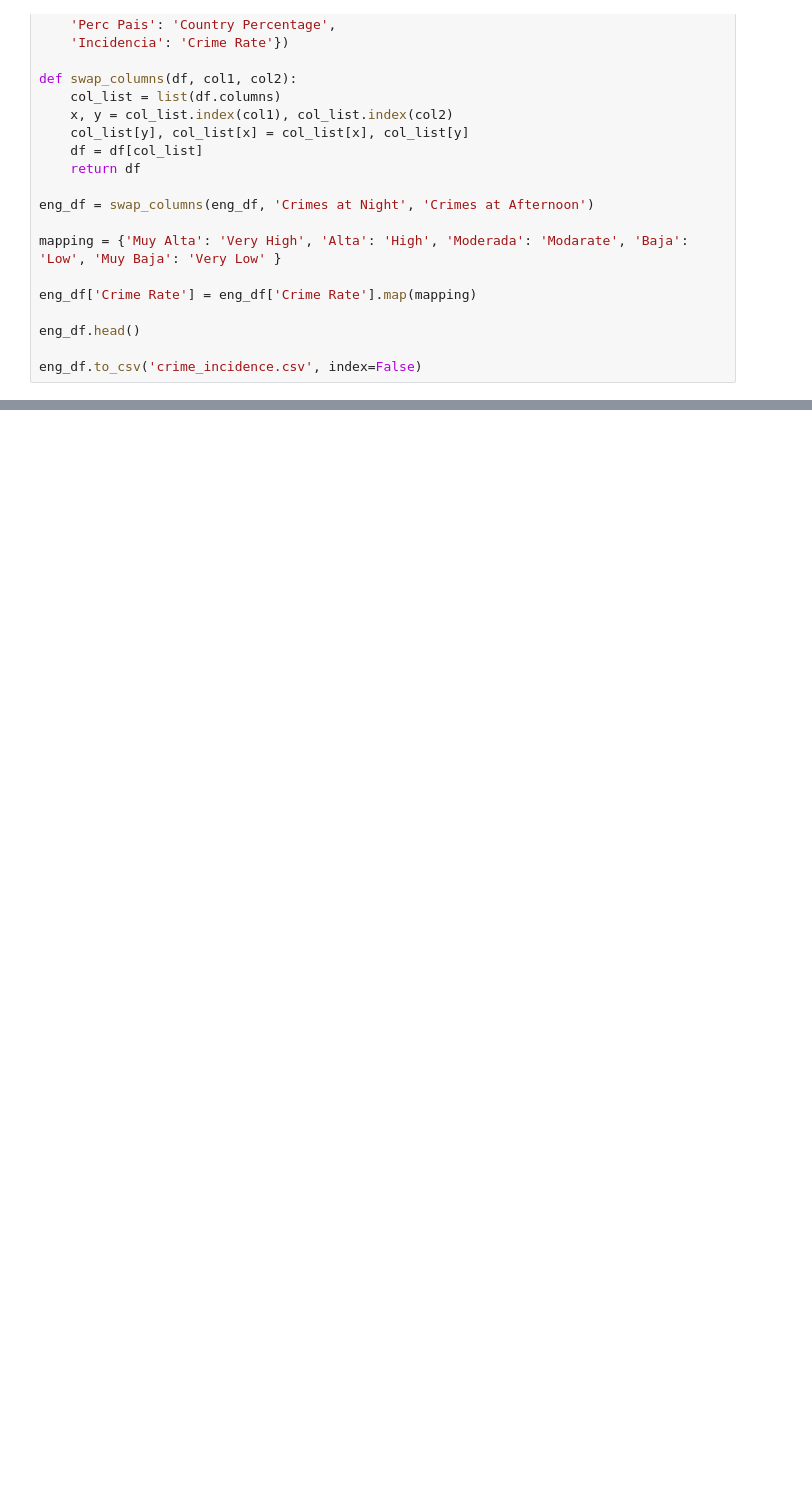
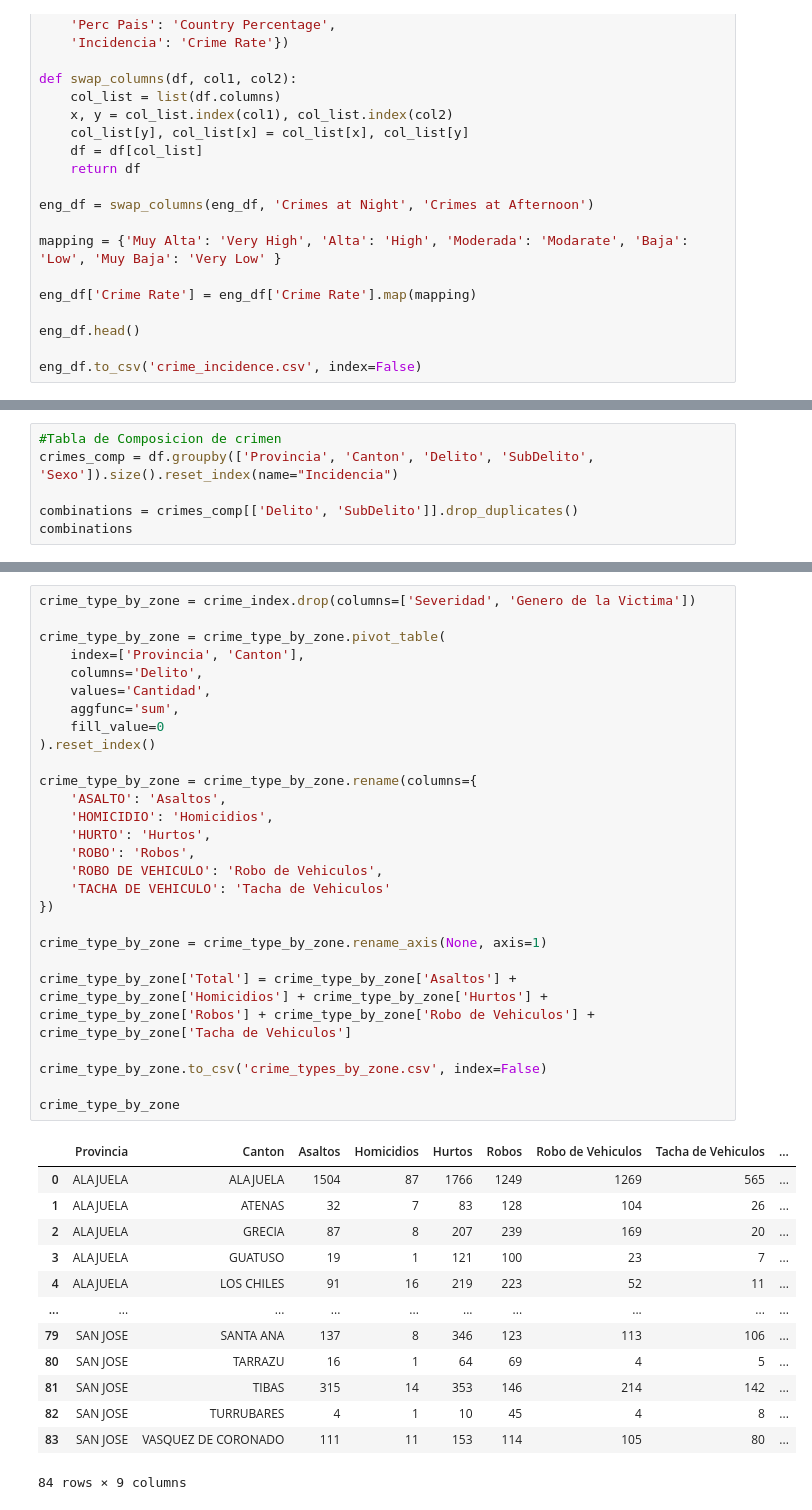
Before and after one commit to gianfranco7/proyecto_pswe19, a Jupyter notebook: EDA.ipynb, the cells around one changed output, grey strips where cells are left out. Saved outputs shown, nothing was run; the diff lists cells and outputs as text; blank space fills up the shorter version.

```diff
--- a/EDA.ipynb
+++ b/EDA.ipynb
@@ -430,0 +433,6 @@ eng_df.to_csv('crime_incidence.csv', index=False)
+# %%
+#Tabla de Composicion de crimen
+crimes_comp = df.groupby(['Provincia', 'Canton', 'Delito', 'SubDelito', 'Sexo']).size().reset_index(name="Incidencia")
+
+combinations = crimes_comp[['Delito', 'SubDelito']].drop_duplicates()
+combinations
@@ -430,0 +546,41 @@ eng_df.to_csv('crime_incidence.csv', index=False)
+# %%
+crime_type_by_zone = crime_index.drop(columns=['Severidad', 'Genero de la Victima'])
+
+crime_type_by_zone = crime_type_by_zone.pivot_table(
+    index=['Provincia', 'Canton'],
+    columns='Delito',
+    values='Cantidad',
+    aggfunc='sum',
+    fill_value=0
+).reset_index()
+
+crime_type_by_zone = crime_type_by_zone.rename(columns={
+    'ASALTO': 'Asaltos',
+    'HOMICIDIO': 'Homicidios',
+    'HURTO': 'Hurtos',
+    'ROBO': 'Robos',
+    'ROBO DE VEHICULO': 'Robo de Vehiculos',
+    'TACHA DE VEHICULO': 'Tacha de Vehiculos'
+})
+
+crime_type_by_zone = crime_type_by_zone.rename_axis(None, axis=1)
+
+crime_type_by_zone['Total'] = crime_type_by_zone['Asaltos'] + crime_type_by_zone['Homicidios'] + crime_type_by_zone['Hurtos'] + crime_type_by_zone['Robos'] + crime_type_by_zone['Robo de Vehiculos'] + crime_type_by_zone['Tacha de Vehiculos']
+
+crime_type_by_zone.to_csv('crime_types_by_zone.csv', index=False)
+
+crime_type_by_zone
+# %% [output]
+|  | Provincia | Canton | Asaltos | Homicidios | Hurtos | Robos | Robo de Vehiculos | Tacha de Vehiculos | ... |
+| 0 | ALAJUELA | ALAJUELA | 1504 | 87 | 1766 | 1249 | 1269 | 565 | ... |
+| 1 | ALAJUELA | ATENAS | 32 | 7 | 83 | 128 | 104 | 26 | ... |
+| 2 | ALAJUELA | GRECIA | 87 | 8 | 207 | 239 | 169 | 20 | ... |
+| 3 | ALAJUELA | GUATUSO | 19 | 1 | 121 | 100 | 23 | 7 | ... |
+| 4 | ALAJUELA | LOS CHILES | 91 | 16 | 219 | 223 | 52 | 11 | ... |
+| ... | ... | ... | ... | ... | ... | ... | ... | ... | ... |
+| 79 | SAN JOSE | SANTA ANA | 137 | 8 | 346 | 123 | 113 | 106 | ... |
+| 80 | SAN JOSE | TARRAZU | 16 | 1 | 64 | 69 | 4 | 5 | ... |
+| 81 | SAN JOSE | TIBAS | 315 | 14 | 353 | 146 | 214 | 142 | ... |
+| 82 | SAN JOSE | TURRUBARES | 4 | 1 | 10 | 45 | 4 | 8 | ... |
+| 83 | SAN JOSE | VASQUEZ DE CORONADO | 111 | 11 | 153 | 114 | 105 | 80 | ... |
+84 rows × 9 columns
```
Also changed, not shown: parts of 6 cells of this notebook, 2 other files.
